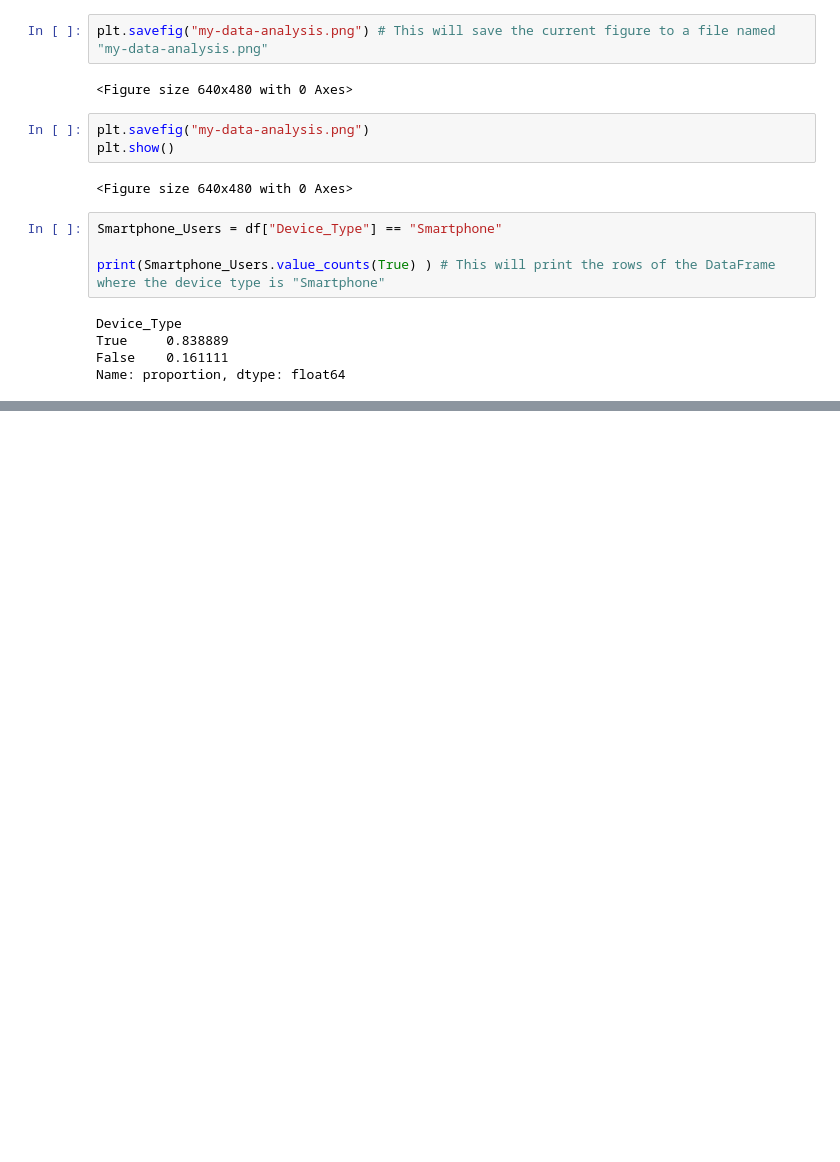
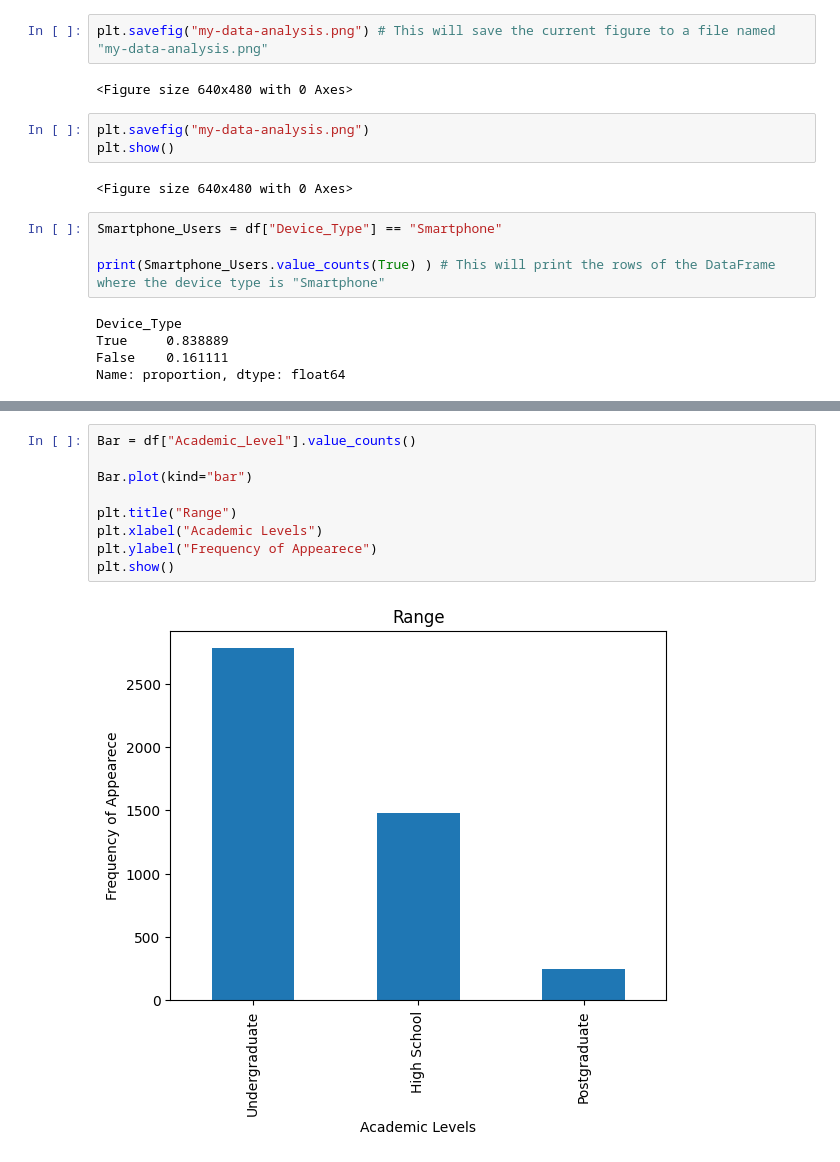
Before and after one commit to Innovators-for-Purpose/iFp-CS-Summer-Learning, a Jupyter notebook: Data-Analysis-Track/my-data-analysis.ipynb, the cells around one changed output, grey strips where cells are left out. Cells and saved outputs as stored; diff of their text form; blank space fills up the shorter version.

```diff
--- a/Data-Analysis-Track/my-data-analysis.ipynb
+++ b/Data-Analysis-Track/my-data-analysis.ipynb
@@ -1006,0 +1049,11 @@ Name: proportion, dtype: float64
+# %%
+Bar = df["Academic_Level"].value_counts()
+
+Bar.plot(kind="bar")
+
+plt.title("Range")
+plt.xlabel("Academic Levels")
+plt.ylabel("Frequency of Appearece")
+plt.show()
+# %% [output]
+[figure, added]
```
Also changed, not shown: parts of 5 cells of this notebook, 3 other files.
